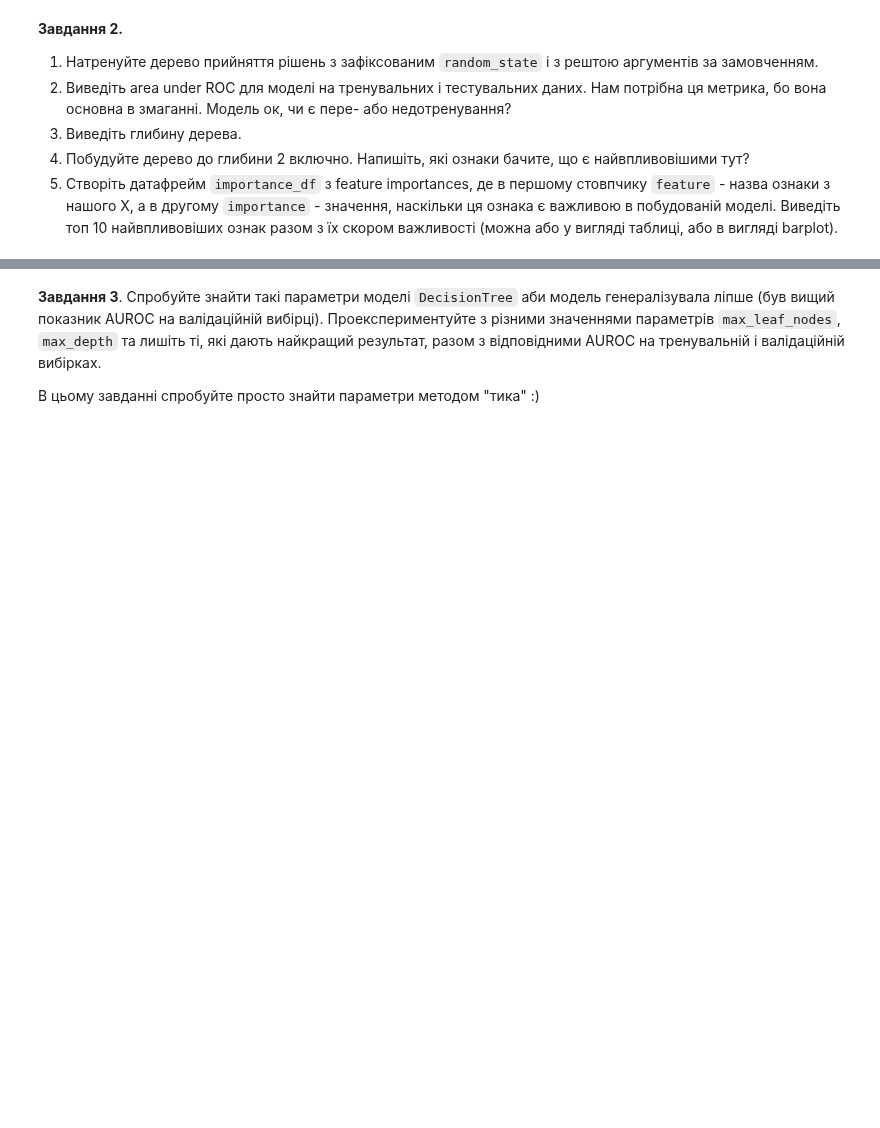
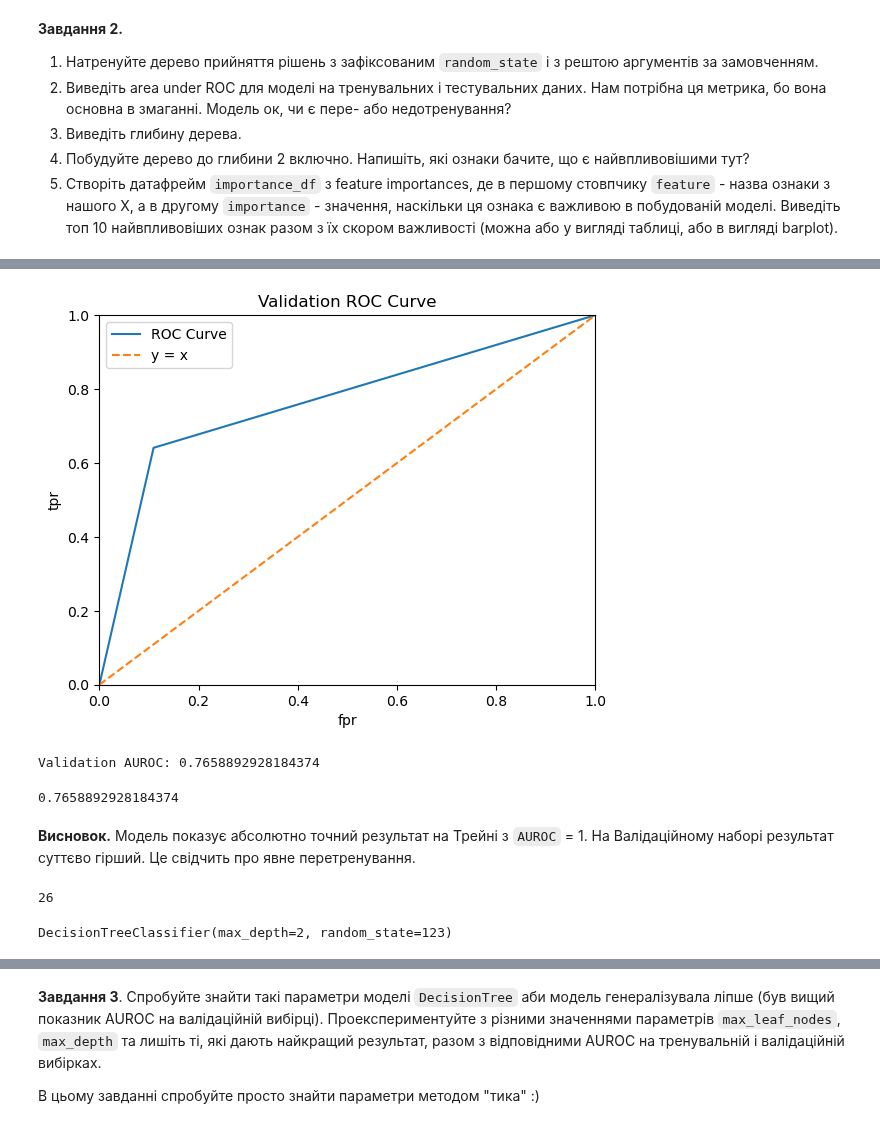
Before and after one commit to spznk/mlds_tasks, a Jupyter notebook: md2/topic2.3/HW_2_3_Дерева_прийняття_рішень.ipynb, the cells around one changed output, grey strips where cells are left out. Saved outputs shown, nothing was run; the diff lists cells and outputs as text; code cells hidden in the pictures; blank space fills up the shorter version.

```diff
--- a/md2/topic2.3/HW_2_3_Дерева_прийняття_рішень.ipynb
+++ b/md2/topic2.3/HW_2_3_Дерева_прийняття_рішень.ipynb
@@ -59,0 +103,20 @@ print(preprocessed_data.categorical_cols, preprocessed_data.numeric_cols)
+# %%
+# Show results for Validation
+predict_and_get_auroc(model, 'Validation', data.X_val, data.y_val, True)
+# %% [output]
+[figure, added]
+Validation AUROC: 0.7658892928184374
+0.7658892928184374
+# %% [markdown]
+**Висновок.** Модель показує абсолютно точний результат на Трейні з `AUROC` = 1. На Валідаційному наборі результат суттєво гірший. Це свідчить про явне перетренування.
+# %%
+# Show tree depth
+print(model.tree_.max_depth)
+# %% [output]
+26
+# %%
+# Fit Decision Tree with max_depth=2
+model_depth_2 = DecisionTreeClassifier(random_state=123, max_depth=2)
+model_depth_2.fit(data.X_train, data.y_train)
+# %% [output]
+DecisionTreeClassifier(max_depth=2, random_state=123)
```
Also changed, not shown: parts of 29 cells of this notebook, 5 other files.
